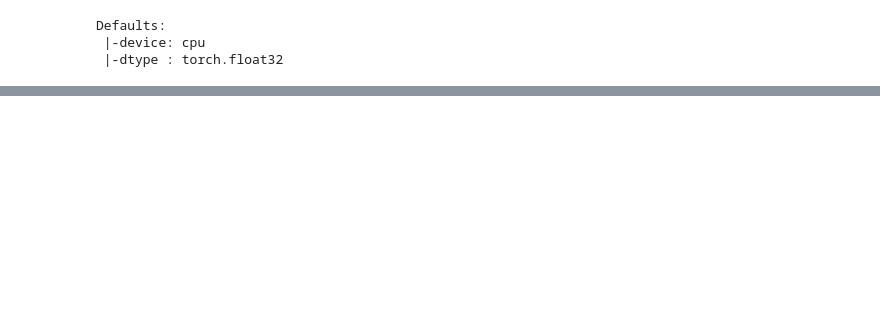
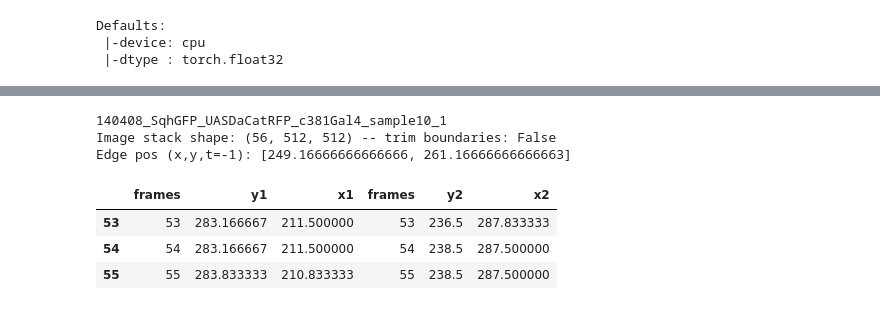
Before and after one commit to mshagirov/simgnn, a Jupyter notebook: nbs/1B_preprocess_ablationdata.ipynb, the cells around one changed output, grey strips where cells are left out. Drawn from its saved outputs; the diff is of its cells as text; code cells hidden in the pictures; blank space fills up the shorter version.

```diff
--- a/nbs/1B_preprocess_ablationdata.ipynb
+++ b/nbs/1B_preprocess_ablationdata.ipynb
@@ -94,0 +144,3 @@ if PROCESS_HARA_MOVIE:
+# %%
+ablmov_basepath = path.abspath('../../../dataDIR/Hara_ablation_dataset')
+data_base_path = './simgnn_data/hara_ablation/'
@@ -94,0 +149,24 @@ if PROCESS_HARA_MOVIE:
+# %%
+sample_name = '140408_SqhGFP_UASDaCatRFP_c381Gal4_sample10_1'
+print(sample_name)
+
+img = read_tiff_stack(path.join(ablmov_basepath,'movies',sample_name+'.tif'),trim_bound=False)
+last_mask = io.imread(path.join(ablmov_basepath,'frames_masks',sample_name+'_mask.tif'),as_gray=True)
+
+# Hara et al. ablated edge vertices
+node_tracking = pd.read_csv(path.join(data_base_path,'nodetracks',sample_name+'_nodes.csv'))
+node_tracking['frames'] = node_tracking['frames']-1
+edge_pos = [node_tracking.iloc[-1,[2,4]].mean(), node_tracking.iloc[-1,[3,5]].mean()]
+print('Edge pos (x,y,t=-1):',edge_pos)
+# Reshape dimensions for napari
+abltd_verts = node_tracking.iloc[:,[0,3,2,0,5,4]].values.reshape(-1,2,3)
+# order of the variables for napari
+node_tracking.iloc[:,[0,3,2,0,5,4]].tail(3)
+# %% [output]
+140408_SqhGFP_UASDaCatRFP_c381Gal4_sample10_1
+Image stack shape: (56, 512, 512) -- trim boundaries: False
+Edge pos (x,y,t=-1): [249.16666666666666, 261.16666666666663]
+|  | frames | y1 | x1 | frames | y2 | x2 |
+| 53 | 53 | 283.166667 | 211.500000 | 53 | 236.5 | 287.833333 |
+| 54 | 54 | 283.166667 | 211.500000 | 54 | 238.5 | 287.500000 |
+| 55 | 55 | 283.833333 | 210.833333 | 55 | 238.5 | 287.500000 |
```
Also changed, not shown: parts of 16 cells of this notebook.
